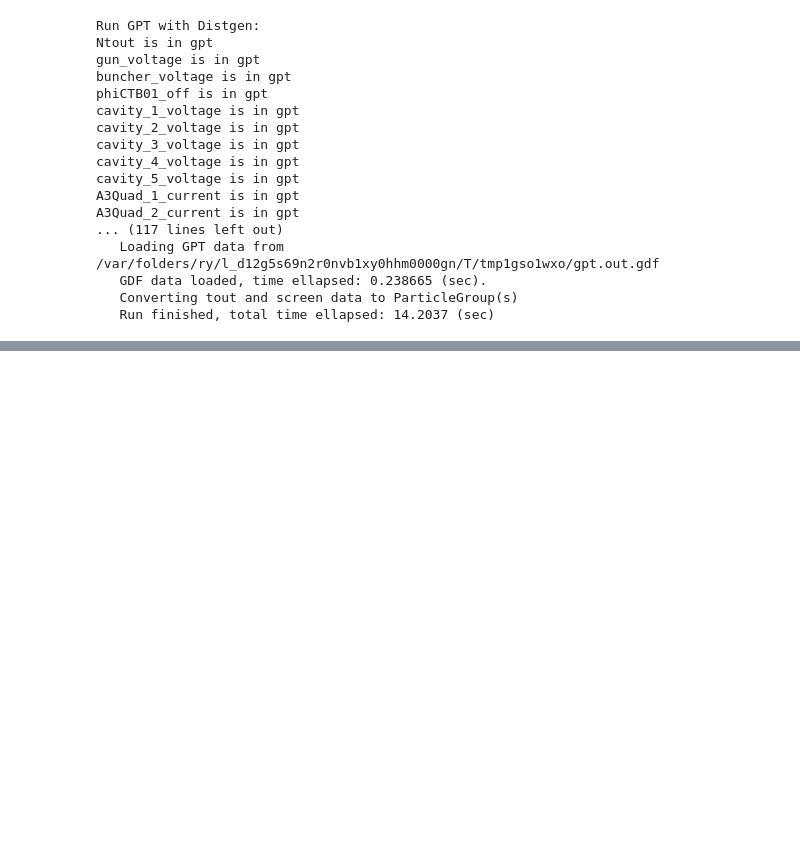
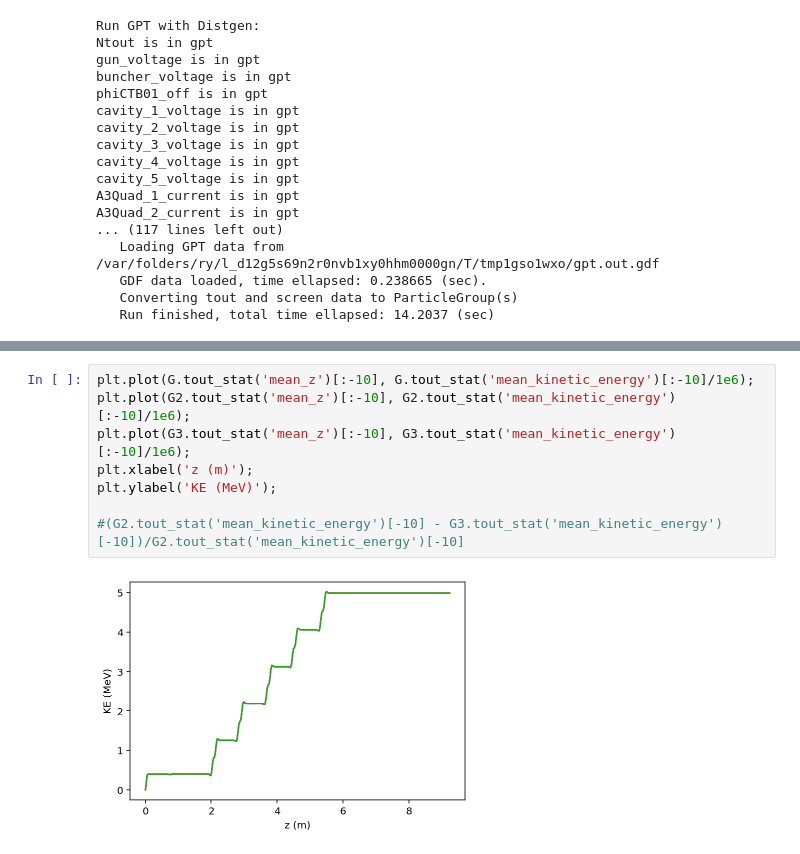
Before and after one commit to ColwynGulliford/lume-gpt, a Jupyter notebook: examples/auto_phasing.ipynb, the cells around one changed output, grey strips where cells are left out. Cells and saved outputs as stored; diff of their text form; blank space fills up the shorter version.

```diff
--- a/examples/auto_phasing.ipynb
+++ b/examples/auto_phasing.ipynb
@@ -154,3 +204,13 @@ plt.ylabel('KE (MeV)');
+# %%
+plt.plot(G.tout_stat('mean_z')[:-10], G.tout_stat('mean_kinetic_energy')[:-10]/1e6);
+plt.plot(G2.tout_stat('mean_z')[:-10], G2.tout_stat('mean_kinetic_energy')[:-10]/1e6);
+plt.plot(G3.tout_stat('mean_z')[:-10], G3.tout_stat('mean_kinetic_energy')[:-10]/1e6);
+plt.xlabel('z (m)');
+plt.ylabel('KE (MeV)');
+
+#(G2.tout_stat('mean_kinetic_energy')[-10] - G3.tout_stat('mean_kinetic_energy')[-10])/G2.tout_stat('mean_kinetic_energy')[-10]
+# %% [output]
+[figure, added]
 # %%
 plt.plot(G.tout_stat('mean_z')[:-10], G.tout_stat('sigma_x')[:-10]*1e3);
 plt.plot(G2.tout_stat('mean_z')[:-10], G2.tout_stat('sigma_x')[:-10]*1e3);
```
Also changed, not shown: parts of 9 cells of this notebook, 1 other file.
